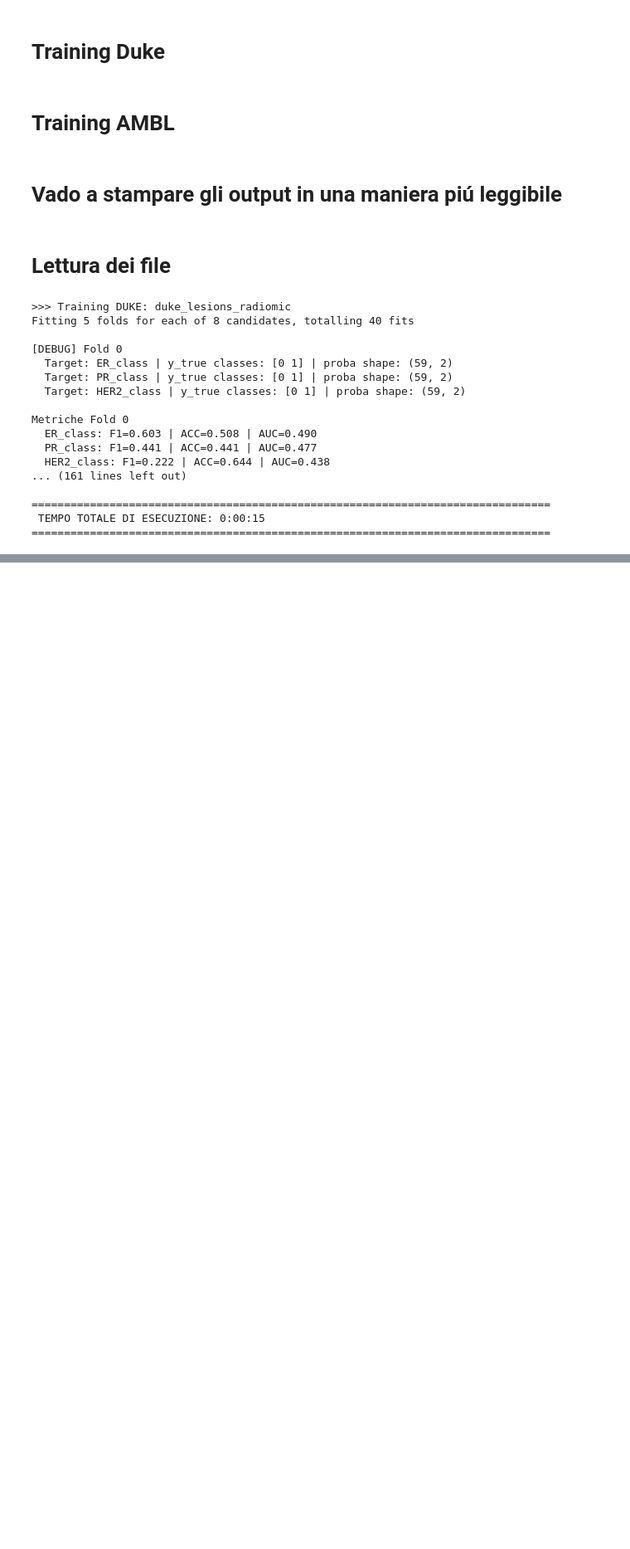
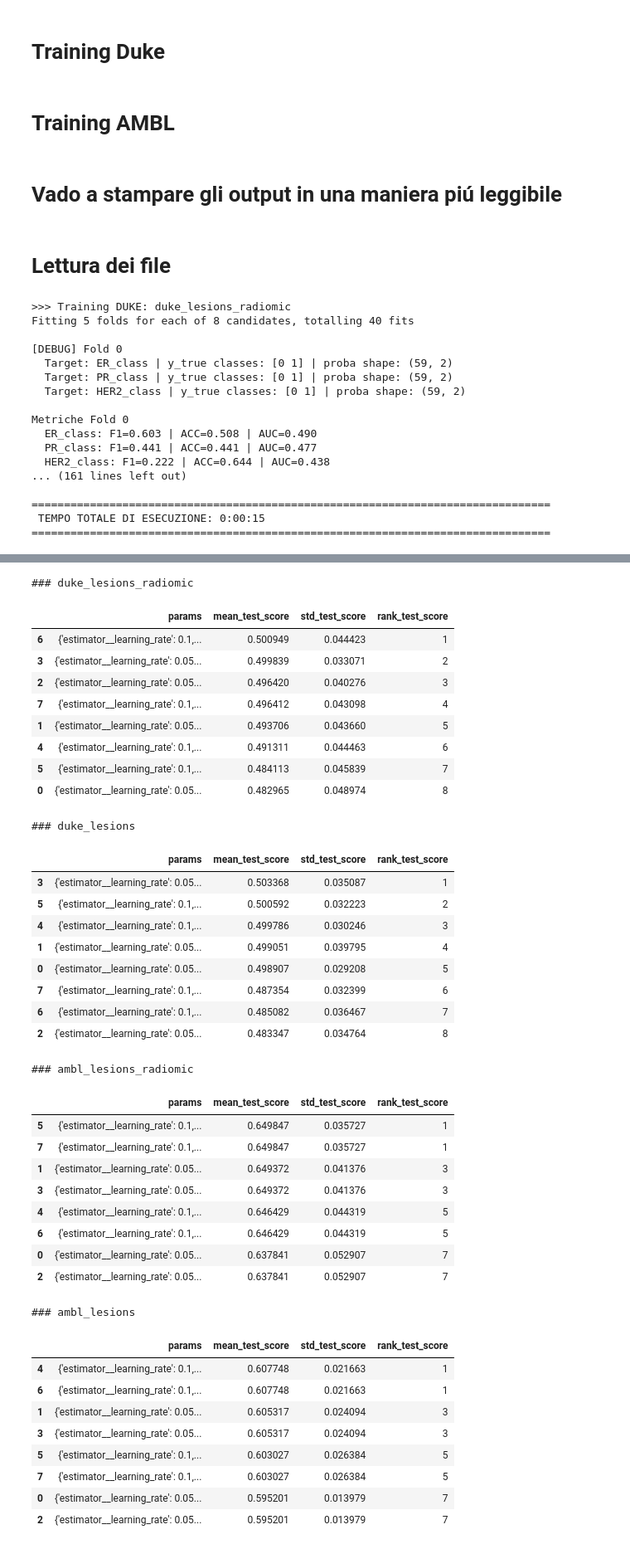
Before and after one commit to FrancescoDalCanto/BC-ML4, a Jupyter notebook: src/training/BoostedDecisionTree.ipynb, the cells around one changed output, grey strips where cells are left out. Shown at 83% size. Cells and saved outputs as stored; diff of their text form; code cells hidden in the pictures; blank space fills up the shorter version.

```diff
--- a/src/training/BoostedDecisionTree.ipynb
+++ b/src/training/BoostedDecisionTree.ipynb
@@ -187,6 +187,7 @@ def training_duke(file_path: Path, csv_name: str):
         n_jobs=-1,
         verbose=1,
         refit=True,
+        return_train_score=False,
         error_score="raise"
     )
 
@@ -270,7 +271,8 @@ def training_duke(file_path: Path, csv_name: str):
         "fold_reports": fold_reports,
         "targets_used": final_target_list,
         "n_splits_used": n_splits,
-        "n_rows_used": int(len(df_validi))
+        "n_rows_used": int(len(df_validi)),
+        "cv_results": grid_search.cv_results_
     }
 
     return final_result
@@ -405,7 +407,7 @@ def training_ambl(file_path: Path, csv_name: str):
         n_jobs=-1,
         verbose=1,
         refit=True,
-        return_train_score=True,
+        return_train_score=False,
         error_score="raise"
     )
 
@@ -513,7 +515,8 @@ def training_ambl(file_path: Path, csv_name: str):
         "fold_reports": fold_reports,
         "targets_used": final_target_list,
         "n_splits_used": n_splits,
-        "n_rows_used": int(len(df_validi))
+        "n_rows_used": int(len(df_validi)),
+        "cv_results": grid_search.cv_results_
     }
 
     return final_result
@@ -640,0 +646,54 @@ Metriche Fold 0
+# %%
+pd.set_option("display.max_colwidth", None)
+
+for name, res in results_per_dataset.items():
+    print(f"\n### {name}")
+
+    df = pd.DataFrame(res["cv_results"])
+
+    display(
+        df.sort_values("rank_test_score")[
+            ["params", "mean_test_score", "std_test_score", "rank_test_score"]
+        ].head(10)
+    )
+# %% [output]
+### duke_lesions_radiomic
+|  | params | mean_test_score | std_test_score | rank_test_score |
+| 6 | {'estimator__learning_rate': 0.1,... | 0.500949 | 0.044423 | 1 |
+| 3 | {'estimator__learning_rate': 0.05... | 0.499839 | 0.033071 | 2 |
+| 2 | {'estimator__learning_rate': 0.05... | 0.496420 | 0.040276 | 3 |
+| 7 | {'estimator__learning_rate': 0.1,... | 0.496412 | 0.043098 | 4 |
+| 1 | {'estimator__learning_rate': 0.05... | 0.493706 | 0.043660 | 5 |
+| 4 | {'estimator__learning_rate': 0.1,... | 0.491311 | 0.044463 | 6 |
+| 5 | {'estimator__learning_rate': 0.1,... | 0.484113 | 0.045839 | 7 |
+| 0 | {'estimator__learning_rate': 0.05... | 0.482965 | 0.048974 | 8 |
+### duke_lesions
+|  | params | mean_test_score | std_test_score | rank_test_score |
+| 3 | {'estimator__learning_rate': 0.05... | 0.503368 | 0.035087 | 1 |
+| 5 | {'estimator__learning_rate': 0.1,... | 0.500592 | 0.032223 | 2 |
+| 4 | {'estimator__learning_rate': 0.1,... | 0.499786 | 0.030246 | 3 |
+| 1 | {'estimator__learning_rate': 0.05... | 0.499051 | 0.039795 | 4 |
+| 0 | {'estimator__learning_rate': 0.05... | 0.498907 | 0.029208 | 5 |
+| 7 | {'estimator__learning_rate': 0.1,... | 0.487354 | 0.032399 | 6 |
+| 6 | {'estimator__learning_rate': 0.1,... | 0.485082 | 0.036467 | 7 |
+| 2 | {'estimator__learning_rate': 0.05... | 0.483347 | 0.034764 | 8 |
+### ambl_lesions_radiomic
+|  | params | mean_test_score | std_test_score | rank_test_score |
+| 5 | {'estimator__learning_rate': 0.1,... | 0.649847 | 0.035727 | 1 |
+| 7 | {'estimator__learning_rate': 0.1,... | 0.649847 | 0.035727 | 1 |
+| 1 | {'estimator__learning_rate': 0.05... | 0.649372 | 0.041376 | 3 |
+| 3 | {'estimator__learning_rate': 0.05... | 0.649372 | 0.041376 | 3 |
+| 4 | {'estimator__learning_rate': 0.1,... | 0.646429 | 0.044319 | 5 |
+| 6 | {'estimator__learning_rate': 0.1,... | 0.646429 | 0.044319 | 5 |
+| 0 | {'estimator__learning_rate': 0.05... | 0.637841 | 0.052907 | 7 |
+| 2 | {'estimator__learning_rate': 0.05... | 0.637841 | 0.052907 | 7 |
+### ambl_lesions
+|  | params | mean_test_score | std_test_score | rank_test_score |
+| 4 | {'estimator__learning_rate': 0.1,... | 0.607748 | 0.021663 | 1 |
+| 6 | {'estimator__learning_rate': 0.1,... | 0.607748 | 0.021663 | 1 |
+| 1 | {'estimator__learning_rate': 0.05... | 0.605317 | 0.024094 | 3 |
+| 3 | {'estimator__learning_rate': 0.05... | 0.605317 | 0.024094 | 3 |
+| 5 | {'estimator__learning_rate': 0.1,... | 0.603027 | 0.026384 | 5 |
+| 7 | {'estimator__learning_rate': 0.1,... | 0.603027 | 0.026384 | 5 |
+| 0 | {'estimator__learning_rate': 0.05... | 0.595201 | 0.013979 | 7 |
+| 2 | {'estimator__learning_rate': 0.05... | 0.595201 | 0.013979 | 7 |
```
Also changed, not shown: parts of 1 cell of this notebook, 3 other files.
